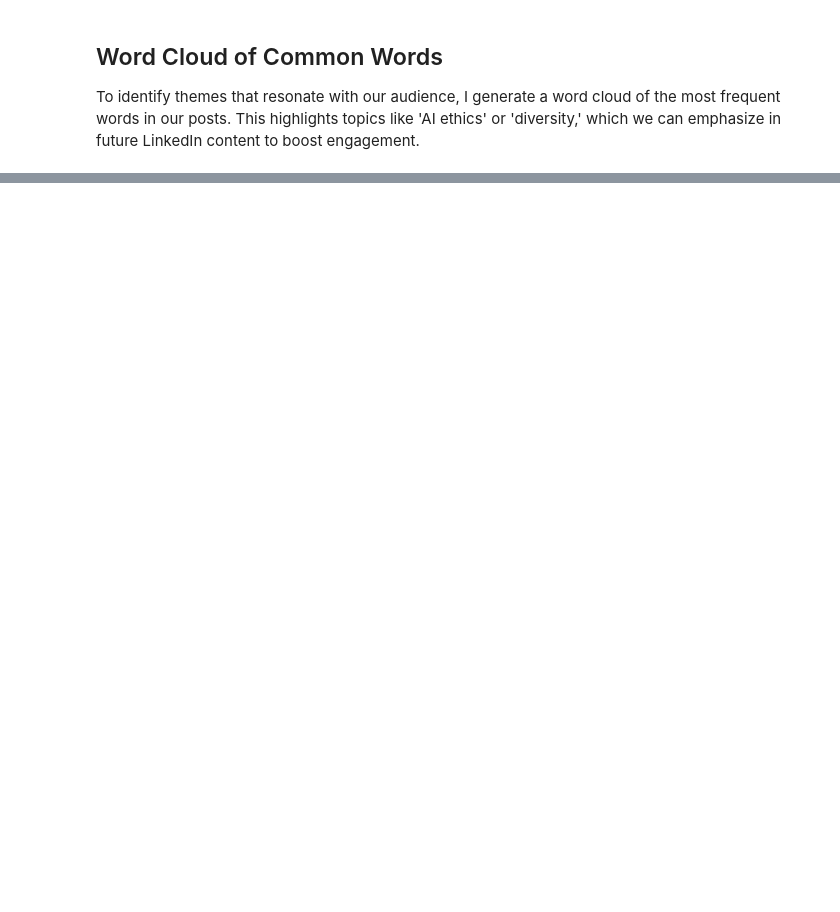
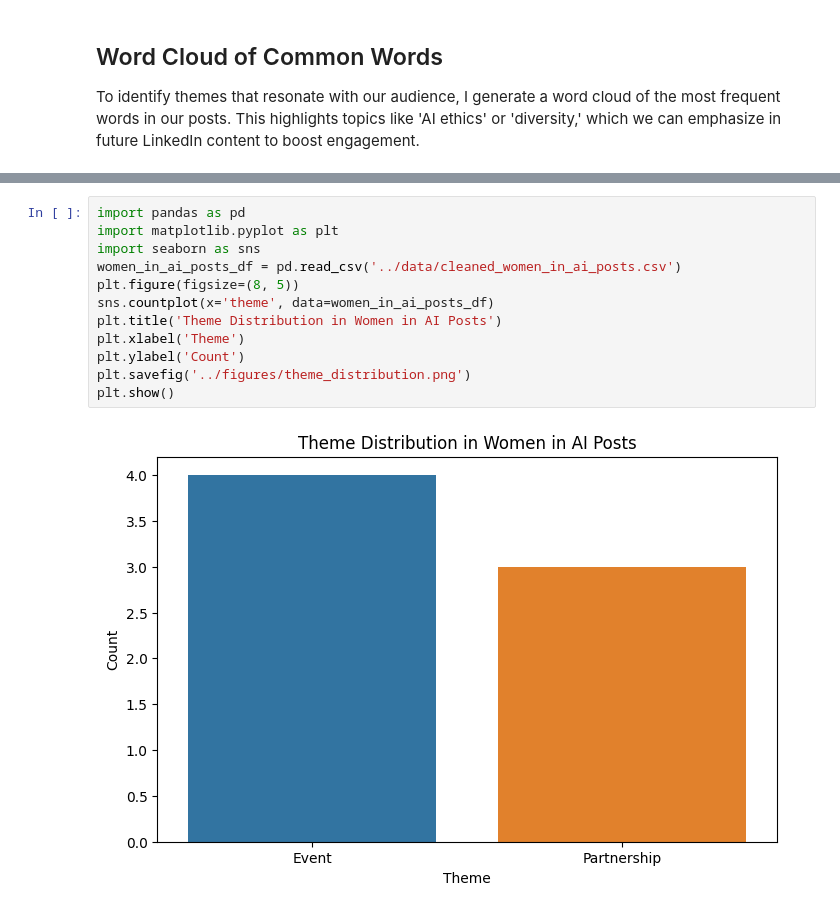
Before and after one commit to Nityaa2396/ai-engage-project, a Jupyter notebook: notebooks/analysis.ipynb, the cells around one changed output, grey strips where cells are left out. Drawn from its saved outputs; the diff is of its cells as text; blank space fills up the shorter version.

```diff
--- a/notebooks/analysis.ipynb
+++ b/notebooks/analysis.ipynb
@@ -67,0 +69,14 @@ plt.show()
+# %%
+import pandas as pd
+import matplotlib.pyplot as plt
+import seaborn as sns
+women_in_ai_posts_df = pd.read_csv('../data/cleaned_women_in_ai_posts.csv')
+plt.figure(figsize=(8, 5))
+sns.countplot(x='theme', data=women_in_ai_posts_df)
+plt.title('Theme Distribution in Women in AI Posts')
+plt.xlabel('Theme')
+plt.ylabel('Count')
+plt.savefig('../figures/theme_distribution.png')
+plt.show()
+# %% [output]
+[figure, added]
```
Also changed, not shown: parts of 5 cells of this notebook, 11 other files.
